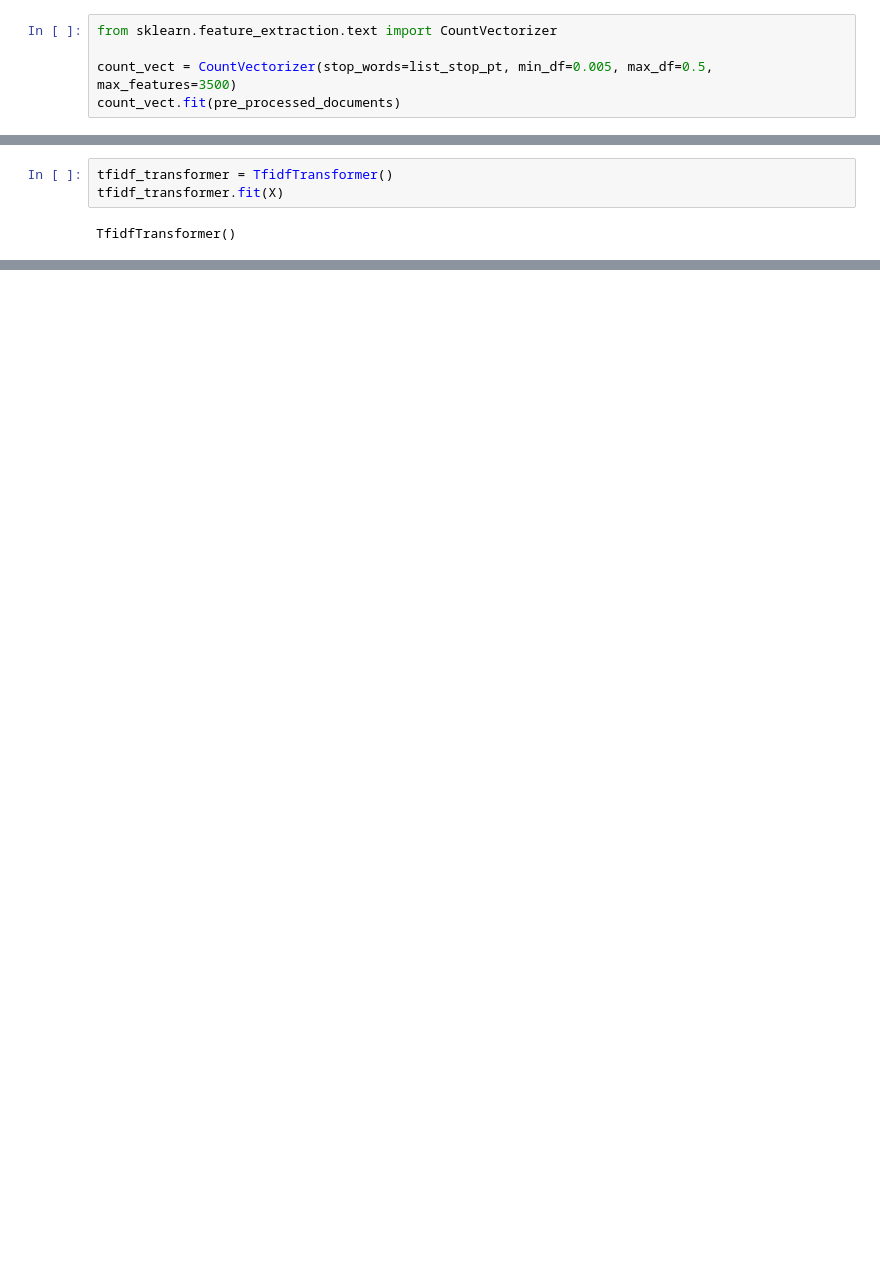
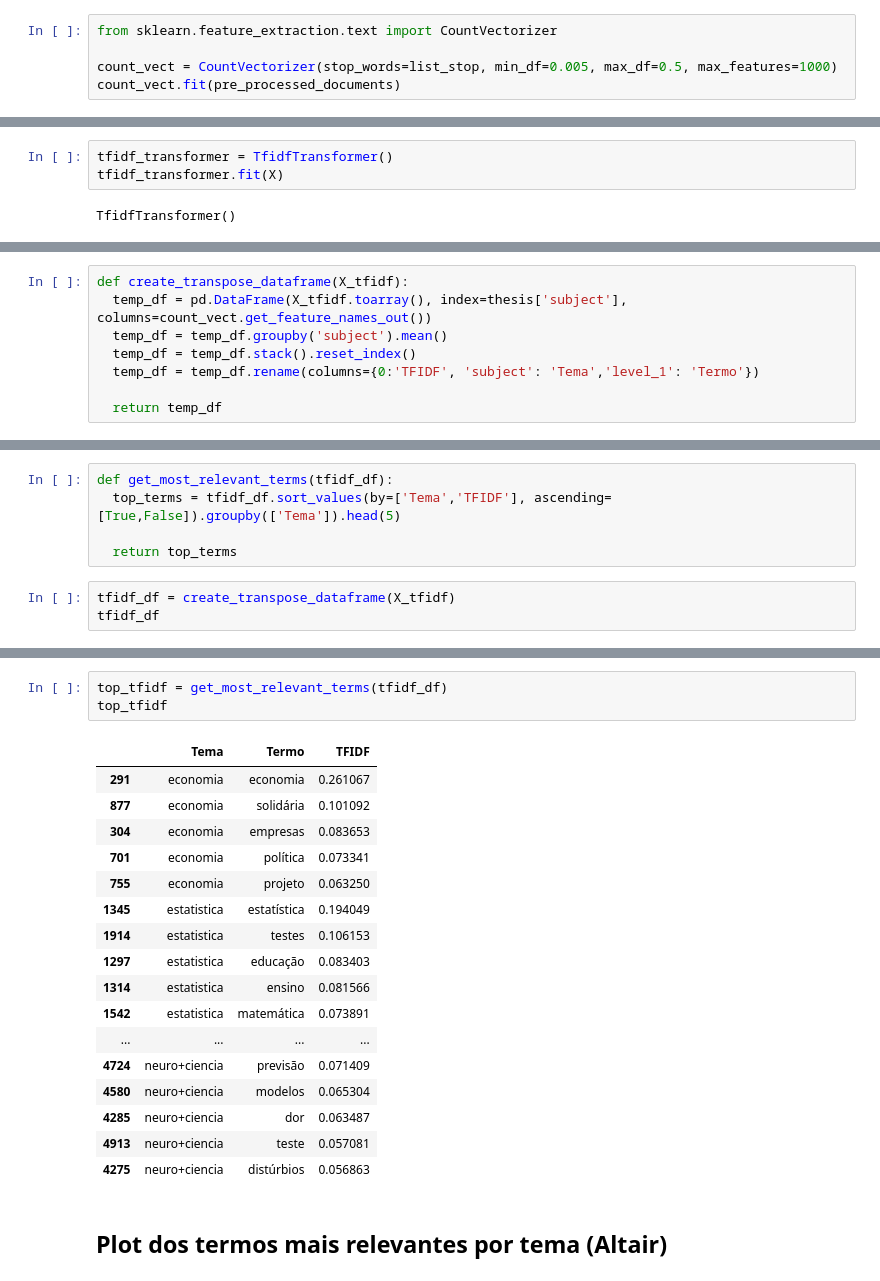
Before and after one commit to rgprado/Mineracao_de_Texto_na_Web_Coleta_de_Dados, a Jupyter notebook: Atividade_1_Coleta_de_dados_na_Web,_Pré_processamento_e_Extração_de_Características_do_Texto_Rodrigo_Prado.ipynb, the cells around one changed output, grey strips where cells are left out. Drawn from its saved outputs; the diff is of its cells as text; blank space fills up the shorter version.

```diff
--- a/Atividade_1_Coleta_de_dados_na_Web,_Pré_processamento_e_Extração_de_Características_do_Texto_Rodrigo_Prado.ipynb
+++ b/Atividade_1_Coleta_de_dados_na_Web,_Pré_processamento_e_Extração_de_Características_do_Texto_Rodrigo_Prado.ipynb
@@ -314,6 +341,6 @@ ies
 # %%
 from sklearn.feature_extraction.text import CountVectorizer
 
-count_vect = CountVectorizer(stop_words=list_stop_pt, min_df=0.005, max_df=0.5, max_features=3500)
+count_vect = CountVectorizer(stop_words=list_stop, min_df=0.005, max_df=0.5, max_features=1000)
 count_vect.fit(pre_processed_documents)
 # %% [output]
@@ -492,0 +523,8 @@ array([1235,  918, 1674, ..., 2300, 2299, 1749])
+# %%
+def create_transpose_dataframe(X_tfidf):
+  temp_df = pd.DataFrame(X_tfidf.toarray(), index=thesis['subject'], columns=count_vect.get_feature_names_out())
+  temp_df = temp_df.groupby('subject').mean()
+  temp_df = temp_df.stack().reset_index()
+  temp_df = temp_df.rename(columns={0:'TFIDF', 'subject': 'Tema','level_1': 'Termo'})
+
+  return temp_df
@@ -492,0 +533,8 @@ array([1235,  918, 1674, ..., 2300, 2299, 1749])
+# %%
+def get_most_relevant_terms(tfidf_df):
+  top_terms = tfidf_df.sort_values(by=['Tema','TFIDF'], ascending=[True,False]).groupby(['Tema']).head(5)
+
+  return top_terms
+# %%
+tfidf_df = create_transpose_dataframe(X_tfidf)
+tfidf_df
@@ -492,0 +555,23 @@ array([1235,  918, 1674, ..., 2300, 2299, 1749])
+# %%
+top_tfidf = get_most_relevant_terms(tfidf_df)
+top_tfidf
+# %% [output]
+|  | Tema | Termo | TFIDF |
+| 291 | economia | economia | 0.261067 |
+| 877 | economia | solidária | 0.101092 |
+| 304 | economia | empresas | 0.083653 |
+| 701 | economia | política | 0.073341 |
+| 755 | economia | projeto | 0.063250 |
+| 1345 | estatistica | estatística | 0.194049 |
+| 1914 | estatistica | testes | 0.106153 |
+| 1297 | estatistica | educação | 0.083403 |
+| 1314 | estatistica | ensino | 0.081566 |
+| 1542 | estatistica | matemática | 0.073891 |
+| ... | ... | ... | ... |
+| 4724 | neuro+ciencia | previsão | 0.071409 |
+| 4580 | neuro+ciencia | modelos | 0.065304 |
+| 4285 | neuro+ciencia | dor | 0.063487 |
+| 4913 | neuro+ciencia | teste | 0.057081 |
+| 4275 | neuro+ciencia | distúrbios | 0.056863 |
+# %% [markdown]
+## Plot dos termos mais relevantes por tema (Altair)
```
Also changed, not shown: parts of 38 cells of this notebook.
